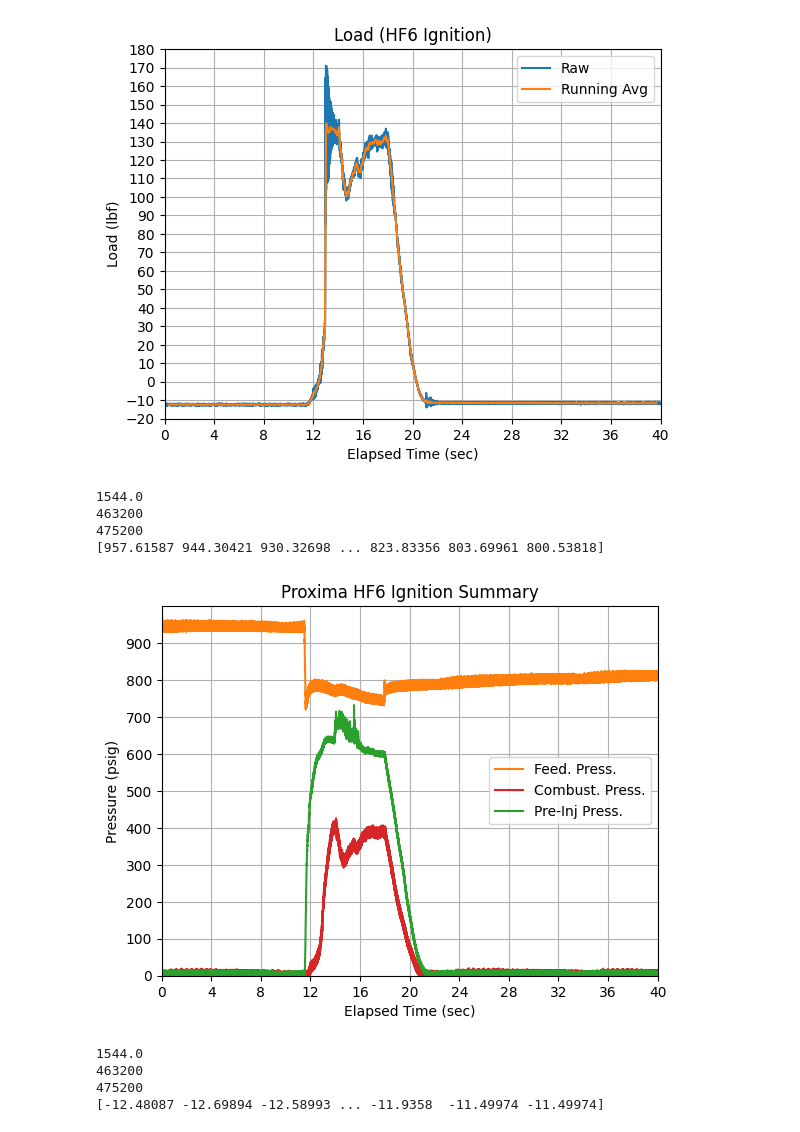
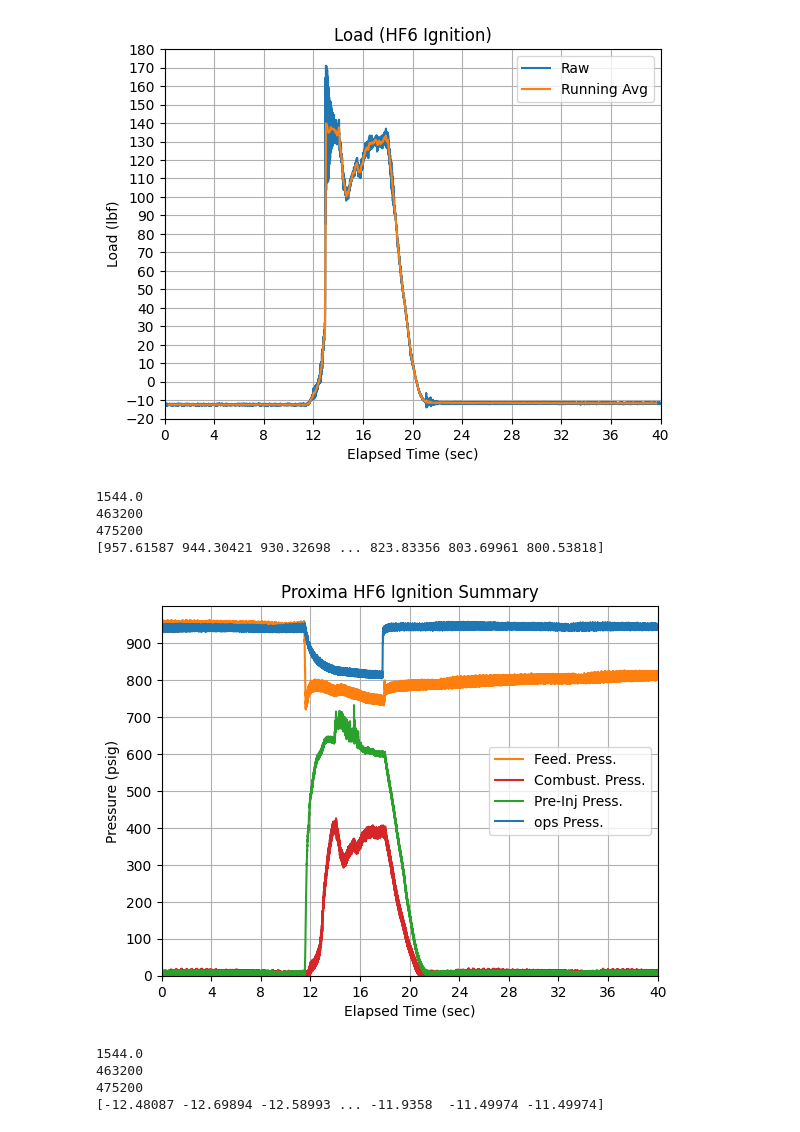
Before and after one commit to rice-eclipse/hotfire-data, a Jupyter notebook: analysis-proxima-hf-6.ipynb, the cells around one changed output. Drawn from its saved outputs; the diff is of its cells as text; code cells hidden in the pictures.

```diff
--- a/analysis-proxima-hf-6.ipynb
+++ b/analysis-proxima-hf-6.ipynb
@@ -64,22 +64,24 @@ ep.plot(sensor_id=1, event_id=23, duration=40, filter=lpf,
 # %%
 ep.plot(sensor_id=3, event_id=23, duration=40, filter=None,
         title="Proxima HF6 Ignition Summary", ylabel="Pressure (psig)",
         legend="Feed. Press.", num_xticks=11, dif_yticks=100,color="tab:orange")
 ep.add_curve(sensor_id=2, event_id=23, duration=40, legend="Combust. Press.",
              color="tab:red")
 ep.add_curve(sensor_id=4, event_id=23, duration=40, legend="Pre-Inj Press.",
              color="tab:green")
+ep.add_curve(sensor_id=5, event_id=23, duration=40, legend="ops Press.",
+             color="tab:blue")
 plt.ylim(0,1000)
 plt.yticks(range(0, 901, 100))
 
 plt.grid(True)
 plt.show()
 # %% [output]
 1544.0
 463200
 475200
 [957.61587 944.30421 930.32698 ... 823.83356 803.69961 800.53818]
-[figure, old version]
+[figure, new version]
 # %%
 ep.plot(sensor_id=1, event_id=23, duration=40, filter=None,
         title="Proxima HF6 Ignition Summary", ylabel="Load (lbf)",
```
Also changed, not shown: parts of 1 cell of this notebook.
